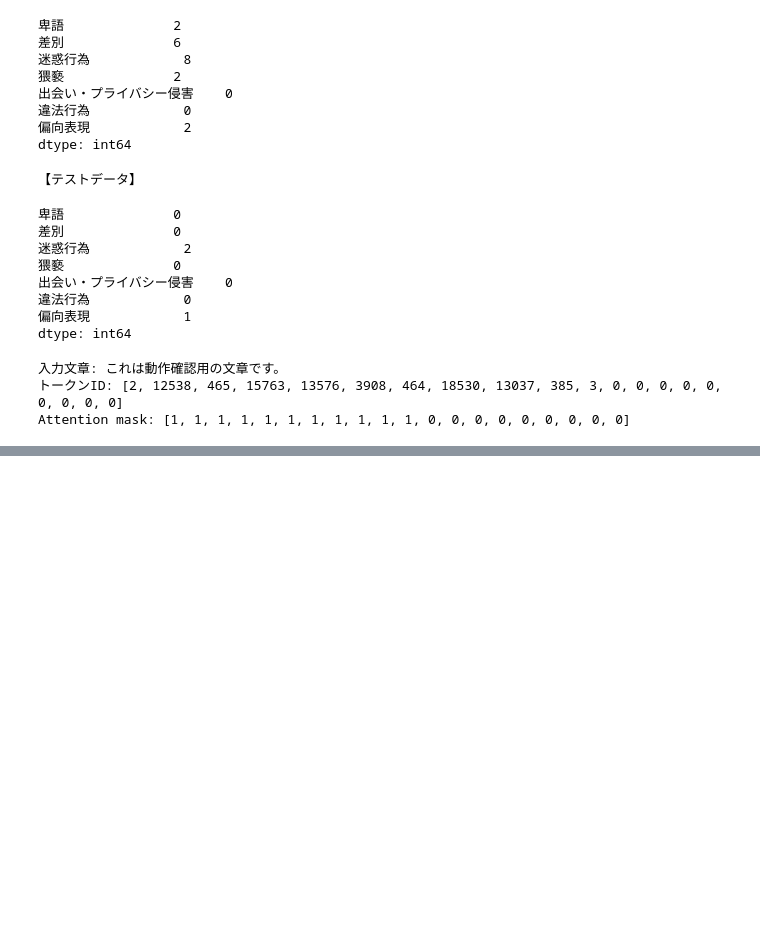
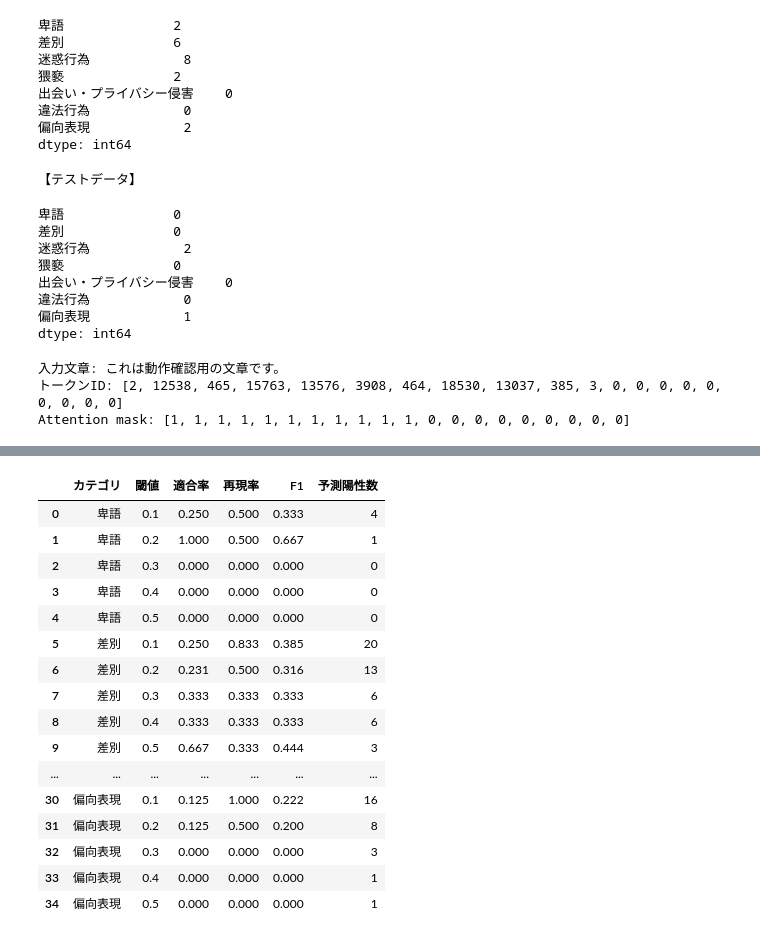
Before and after one commit to Kobakunn/bbs-with-AI-monitoring, a Jupyter notebook: analysis/学習.ipynb, the cells around one changed output, grey strips where cells are left out. Saved outputs shown, nothing was run; the diff lists cells and outputs as text; code cells hidden in the pictures; blank space fills up the shorter version.

```diff
--- a/analysis/学習.ipynb
+++ b/analysis/学習.ipynb
@@ -21,7 +21,7 @@ from transformers import (
 # %%
 DATA_PATH = "../data/processed/toxic_dataset_multilabel.csv"
 MODEL_NAME = "cl-tohoku/bert-base-japanese-v3"
-OUTPUT_DIR = "./models/toxic-bert-multilabel"
+OUTPUT_DIR = "../models/toxic-bert-multilabel"
 
 CATEGORIES = [
     "卑語",
@@ -167,0 +718,17 @@ Attention mask: [1, 1, 1, 1, 1, 1, 1, 1, 1, 1, 1, 0, 0, 0, 0, 0, 0, 0, 0, 0]
+# %%
+import torch
+import numpy as np
+
+# 学習データのカテゴリ別陽性・陰性件数
+positive_counts = train_df[CATEGORIES].sum().to_numpy(dtype=np.float32)
+negative_counts = len(train_df) - positive_counts
+
+# 陽性が少ないカテゴリほど重みを大きくする
+pos_weight = torch.tensor(
+    negative_counts / np.maximum(positive_counts, 1),
+    dtype=torch.float32
+)
+
+print("カテゴリ別 pos_weight")
+for category, weight in zip(CATEGORIES, pos_weight.tolist()):
+    print(f"{category}: {weight:.2f}")
@@ -167,0 +893,40 @@ Attention mask: [1, 1, 1, 1, 1, 1, 1, 1, 1, 1, 1, 0, 0, 0, 0, 0, 0, 0, 0, 0]
+# %%
+import numpy as np
+import pandas as pd
+from scipy.special import expit
+from sklearn.metrics import precision_recall_fscore_support
+
+# 検証データの予測確率
+valid_output = weighted_trainer.predict(valid_dataset)
+probabilities = expit(valid_output.predictions)
+y_true = valid_output.label_ids.astype(int)
+
+thresholds = [0.1, 0.2, 0.3, 0.4, 0.5]
+
+results = []
+
+for i, category in enumerate(CATEGORIES):
+    for threshold in thresholds:
+        y_pred = (probabilities[:, i] >= threshold).astype(int)
+
+        precision, recall, f1, _ = (
+            precision_recall_fscore_support(
+                y_true[:, i],
+                y_pred,
+                average="binary",
+                zero_division=0
+            )
+        )
+
+        results.append({
+            "カテゴリ": category,
+            "閾値": threshold,
+            "適合率": round(precision, 3),
+            "再現率": round(recall, 3),
+            "F1": round(f1, 3),
+            "予測陽性数": int(y_pred.sum()),
+        })
+
+threshold_df = pd.DataFrame(results)
+display(threshold_df)
+# %% [output]
@@ -167,0 +934,17 @@ Attention mask: [1, 1, 1, 1, 1, 1, 1, 1, 1, 1, 1, 0, 0, 0, 0, 0, 0, 0, 0, 0]
+|  | カテゴリ | 閾値 | 適合率 | 再現率 | F1 | 予測陽性数 |
+| 0 | 卑語 | 0.1 | 0.250 | 0.500 | 0.333 | 4 |
+| 1 | 卑語 | 0.2 | 1.000 | 0.500 | 0.667 | 1 |
+| 2 | 卑語 | 0.3 | 0.000 | 0.000 | 0.000 | 0 |
+| 3 | 卑語 | 0.4 | 0.000 | 0.000 | 0.000 | 0 |
+| 4 | 卑語 | 0.5 | 0.000 | 0.000 | 0.000 | 0 |
+| 5 | 差別 | 0.1 | 0.250 | 0.833 | 0.385 | 20 |
+| 6 | 差別 | 0.2 | 0.231 | 0.500 | 0.316 | 13 |
+| 7 | 差別 | 0.3 | 0.333 | 0.333 | 0.333 | 6 |
+| 8 | 差別 | 0.4 | 0.333 | 0.333 | 0.333 | 6 |
+| 9 | 差別 | 0.5 | 0.667 | 0.333 | 0.444 | 3 |
+| ... | ... | ... | ... | ... | ... | ... |
+| 30 | 偏向表現 | 0.1 | 0.125 | 1.000 | 0.222 | 16 |
+| 31 | 偏向表現 | 0.2 | 0.125 | 0.500 | 0.200 | 8 |
+| 32 | 偏向表現 | 0.3 | 0.000 | 0.000 | 0.000 | 3 |
+| 33 | 偏向表現 | 0.4 | 0.000 | 0.000 | 0.000 | 1 |
+| 34 | 偏向表現 | 0.5 | 0.000 | 0.000 | 0.000 | 1 |
```
Also changed, not shown: parts of 20 cells of this notebook.
